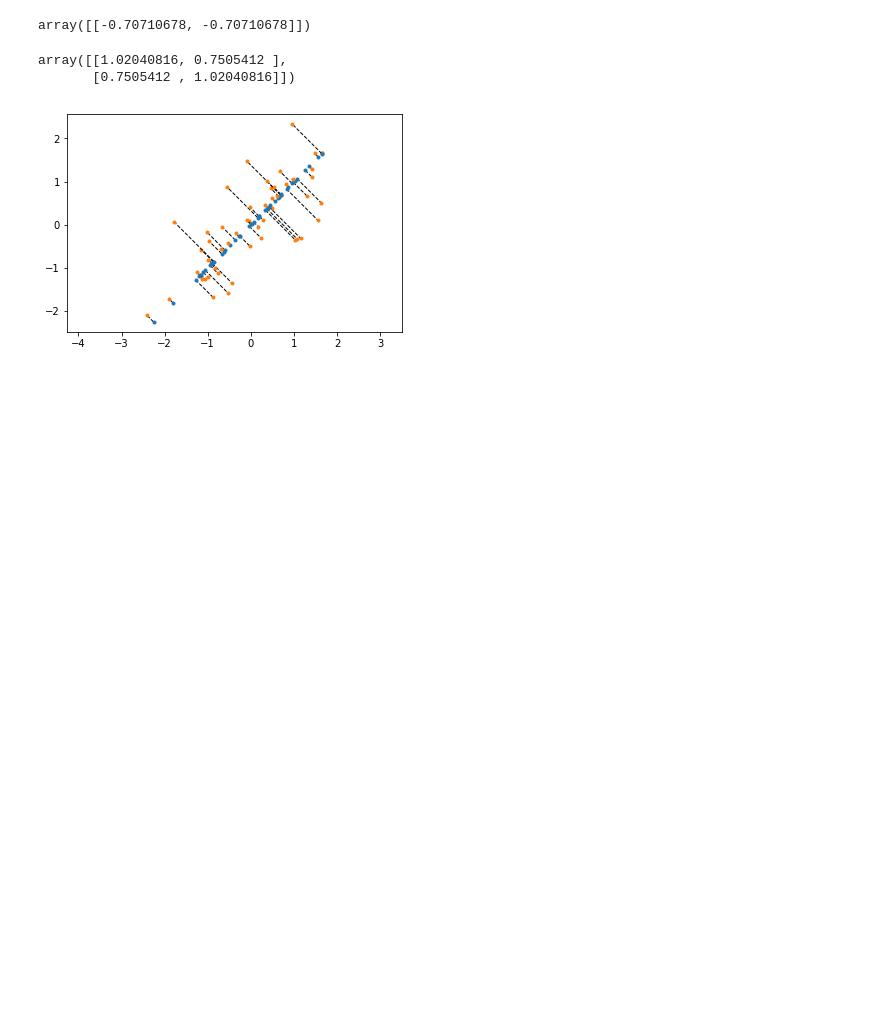
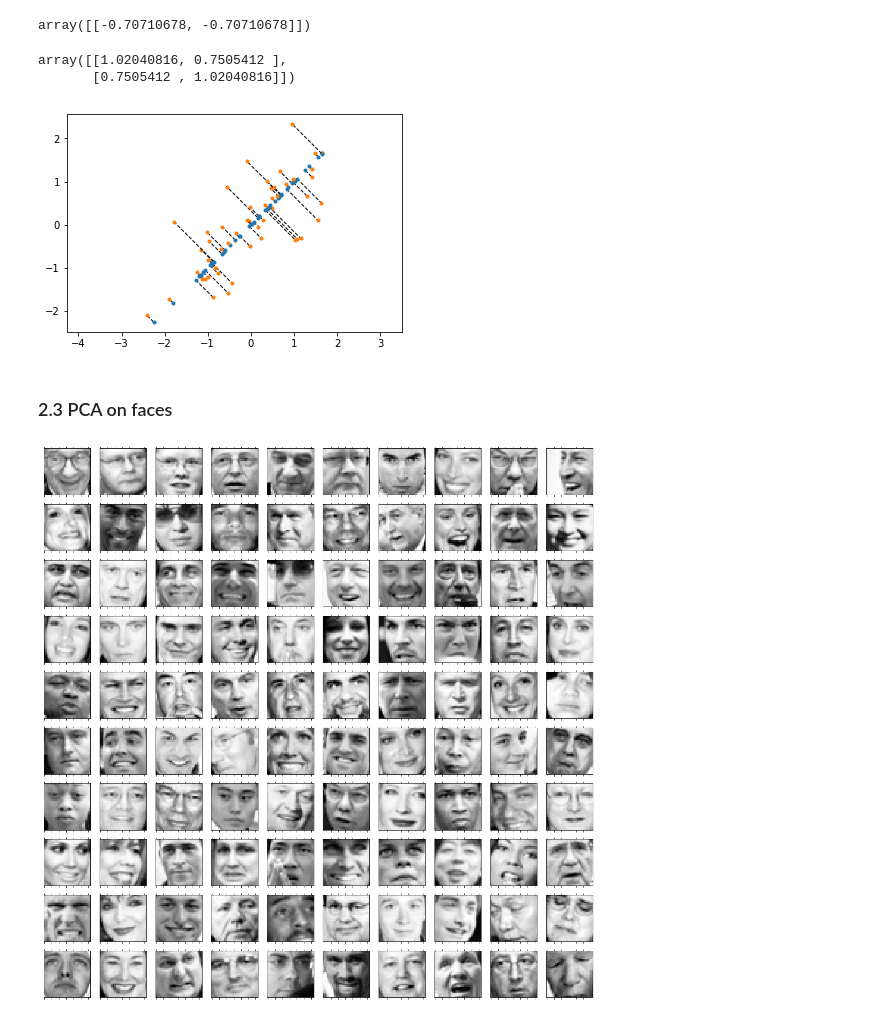
Before and after one commit to wesbarnett/MachineLearning, a Jupyter notebook: K-means Clustering and Principal Component Analysis.ipynb, the cells around one changed output. Drawn from its saved outputs; the diff is of its cells as text; code cells hidden in the pictures; blank space fills up the shorter version.

Commit message:
add faces exercise

```diff
--- a/K-means Clustering and Principal Component Analysis.ipynb
+++ b/K-means Clustering and Principal Component Analysis.ipynb
@@ -226,12 +226,12 @@ def featureNormalize(X):
 # %%
 X_norm, mu, sigma = featureNormalize(X)
 # %%
-def pca(X):
+def runPca(X):
     Sigma = np.matmul(X.T, X/X.shape[0])
     U, S, V = np.linalg.svd(Sigma)
     return U, S
 # %%
-U, S = pca(X_norm)
+U, S = runPca(X_norm)
 # %%
 # Expect -0.707107, -0.707107 for top eigenvector
 U[:,0]
@@ -327,0 +326,16 @@ plt.show()
+# %% [markdown]
+### 2.3 PCA on faces
+# %%
+df = sio.loadmat('ex7faces.mat')
+X = df['X']
+# %%
+n = np.sqrt(X.shape[1]).astype(int)
+# %%
+fig, ax = plt.subplots(10, 10, figsize=(15, 15))
+for i, a in enumerate(ax.ravel()):
+    a.tick_params(axis='both', which='both', bottom=False, top=False, labelbottom=False, right=False,
+                  left=False, labelleft=False)
+    a.matshow(np.transpose(X[i,:].reshape(n,n)), cmap=plt.cm.Greys_r)
+plt.tight_layout()
+# %% [output]
+[figure, added]
```
Also changed, not shown: parts of 12 cells of this notebook, 1 other file.
